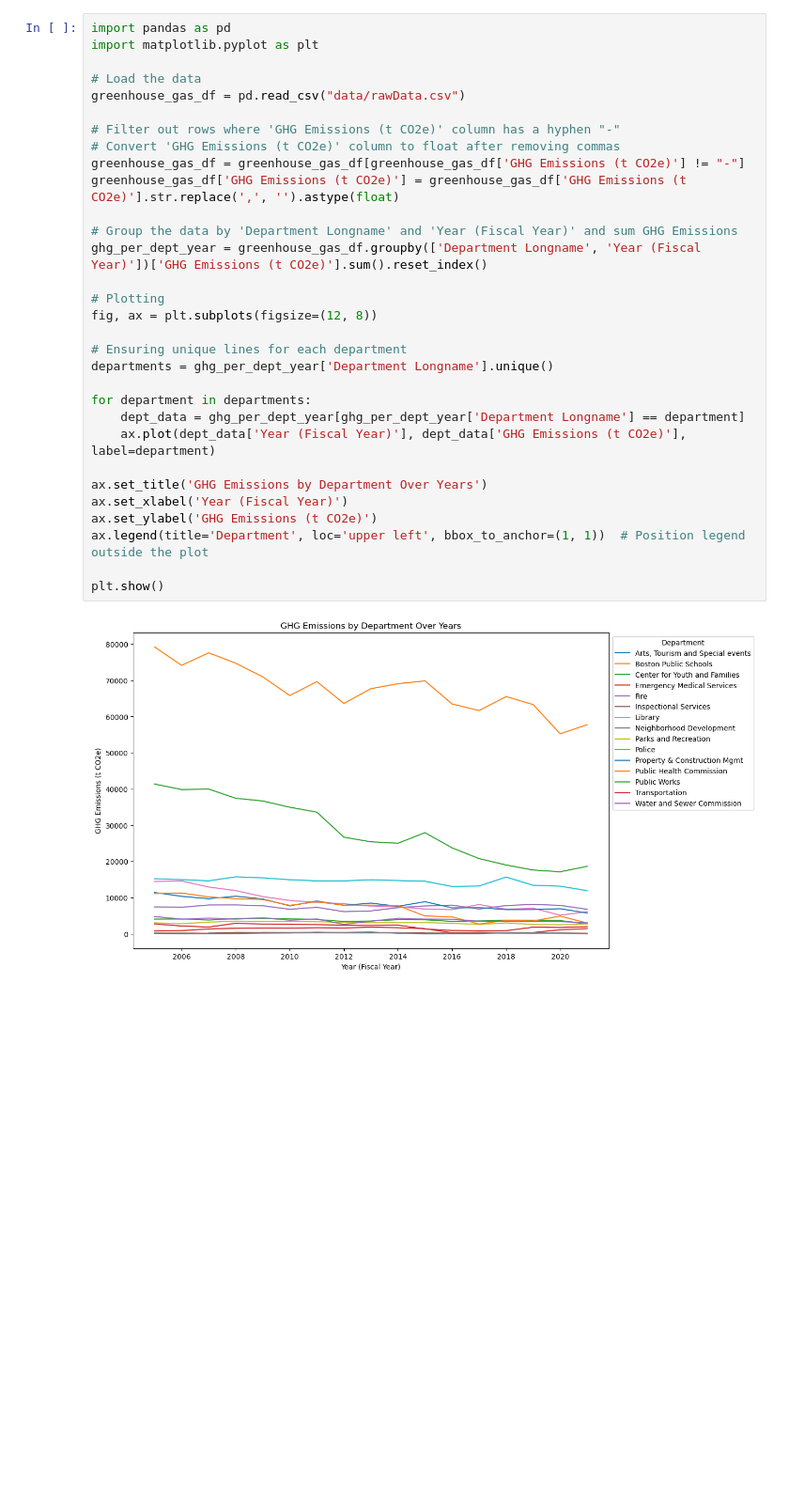
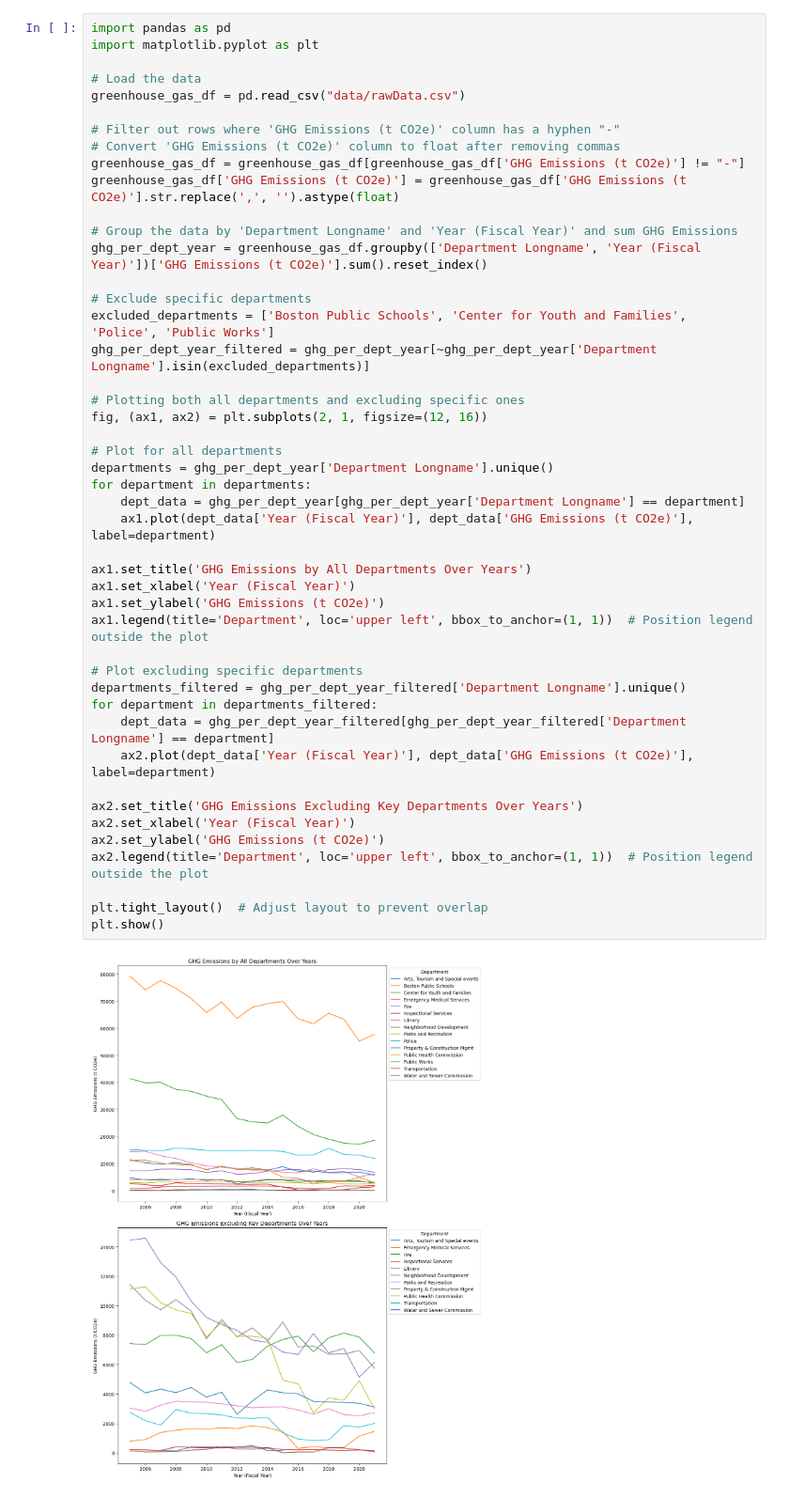
Before and after one commit to Milan37/greenhouse-gas-boston, a Jupyter notebook: main.ipynb, the cells around one changed output. Shown at 94% size. Saved outputs shown, nothing was run; the diff lists cells and outputs as text; blank space fills up the shorter version.

Commit message:
More plotting

```diff
--- a/main.ipynb
+++ b/main.ipynb
@@ -1,33 +1,48 @@
 # %%
 import pandas as pd
 import matplotlib.pyplot as plt
 
 # Load the data
 greenhouse_gas_df = pd.read_csv("data/rawData.csv")
 
 # Filter out rows where 'GHG Emissions (t CO2e)' column has a hyphen "-"
 # Convert 'GHG Emissions (t CO2e)' column to float after removing commas
 greenhouse_gas_df = greenhouse_gas_df[greenhouse_gas_df['GHG Emissions (t CO2e)'] != "-"]
 greenhouse_gas_df['GHG Emissions (t CO2e)'] = greenhouse_gas_df['GHG Emissions (t CO2e)'].str.replace(',', '').astype(float)
 
 # Group the data by 'Department Longname' and 'Year (Fiscal Year)' and sum GHG Emissions
 ghg_per_dept_year = greenhouse_gas_df.groupby(['Department Longname', 'Year (Fiscal Year)'])['GHG Emissions (t CO2e)'].sum().reset_index()
 
-# Plotting
-fig, ax = plt.subplots(figsize=(12, 8))
+# Exclude specific departments
+excluded_departments = ['Boston Public Schools', 'Center for Youth and Families', 'Police', 'Public Works']
+ghg_per_dept_year_filtered = ghg_per_dept_year[~ghg_per_dept_year['Department Longname'].isin(excluded_departments)]
 
-# Ensuring unique lines for each department
+# Plotting both all departments and excluding specific ones
+fig, (ax1, ax2) = plt.subplots(2, 1, figsize=(12, 16))
+
+# Plot for all departments
 departments = ghg_per_dept_year['Department Longname'].unique()
-
 for department in departments:
     dept_data = ghg_per_dept_year[ghg_per_dept_year['Department Longname'] == department]
-    ax.plot(dept_data['Year (Fiscal Year)'], dept_data['GHG Emissions (t CO2e)'], label=department)
+    ax1.plot(dept_data['Year (Fiscal Year)'], dept_data['GHG Emissions (t CO2e)'], label=department)
 
-ax.set_title('GHG Emissions by Department Over Years')
-ax.set_xlabel('Year (Fiscal Year)')
-ax.set_ylabel('GHG Emissions (t CO2e)')
-ax.legend(title='Department', loc='upper left', bbox_to_anchor=(1, 1))  # Position legend outside the plot
+ax1.set_title('GHG Emissions by All Departments Over Years')
+ax1.set_xlabel('Year (Fiscal Year)')
+ax1.set_ylabel('GHG Emissions (t CO2e)')
+ax1.legend(title='Department', loc='upper left', bbox_to_anchor=(1, 1))  # Position legend outside the plot
 
+# Plot excluding specific departments
+departments_filtered = ghg_per_dept_year_filtered['Department Longname'].unique()
+for department in departments_filtered:
+    dept_data = ghg_per_dept_year_filtered[ghg_per_dept_year_filtered['Department Longname'] == department]
+    ax2.plot(dept_data['Year (Fiscal Year)'], dept_data['GHG Emissions (t CO2e)'], label=department)
+
+ax2.set_title('GHG Emissions Excluding Key Departments Over Years')
+ax2.set_xlabel('Year (Fiscal Year)')
+ax2.set_ylabel('GHG Emissions (t CO2e)')
+ax2.legend(title='Department', loc='upper left', bbox_to_anchor=(1, 1))  # Position legend outside the plot
+
+plt.tight_layout()  # Adjust layout to prevent overlap
 plt.show()
 # %% [output]
-[figure, old version]
+[figure, new version]
```
